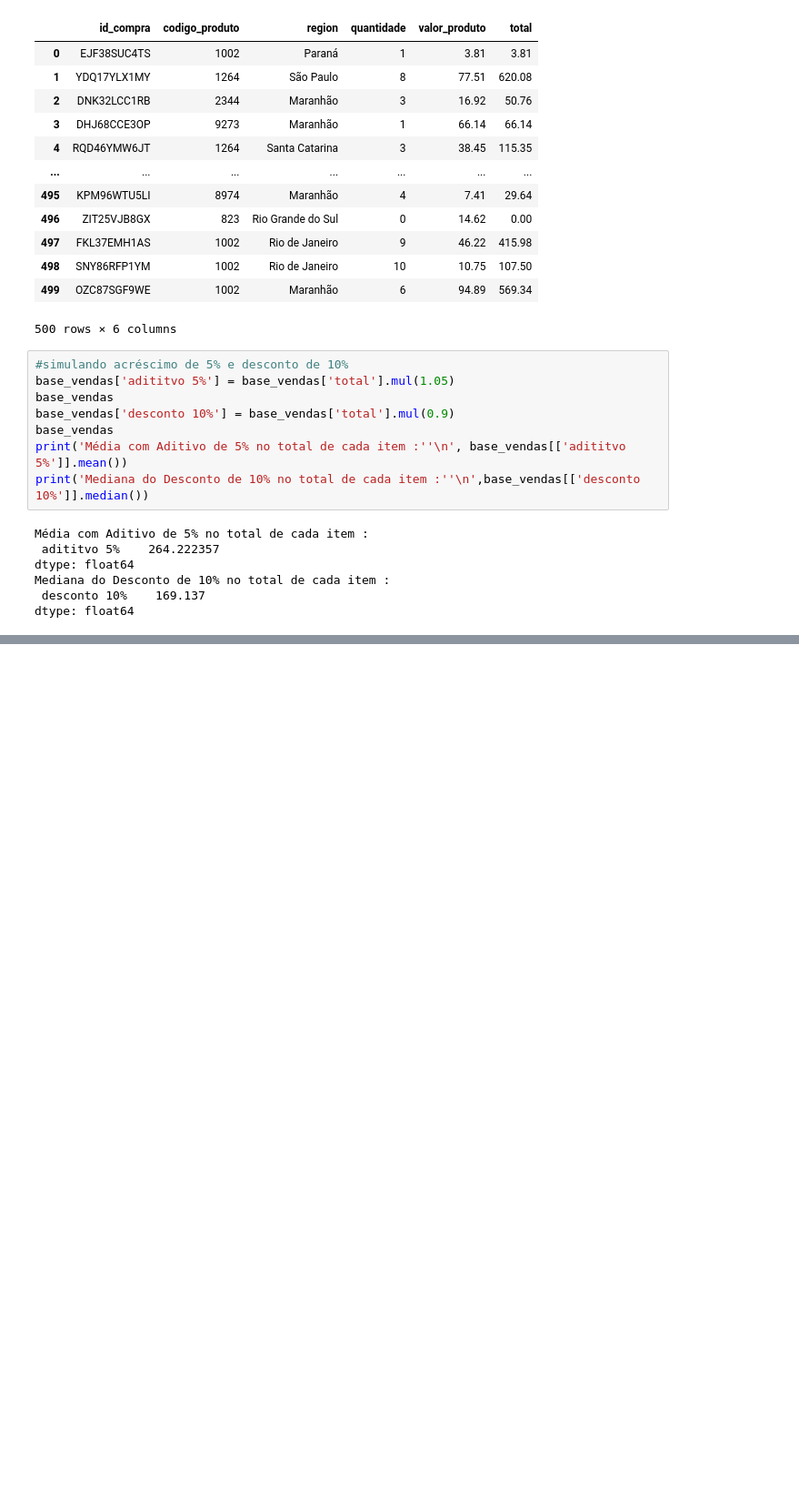
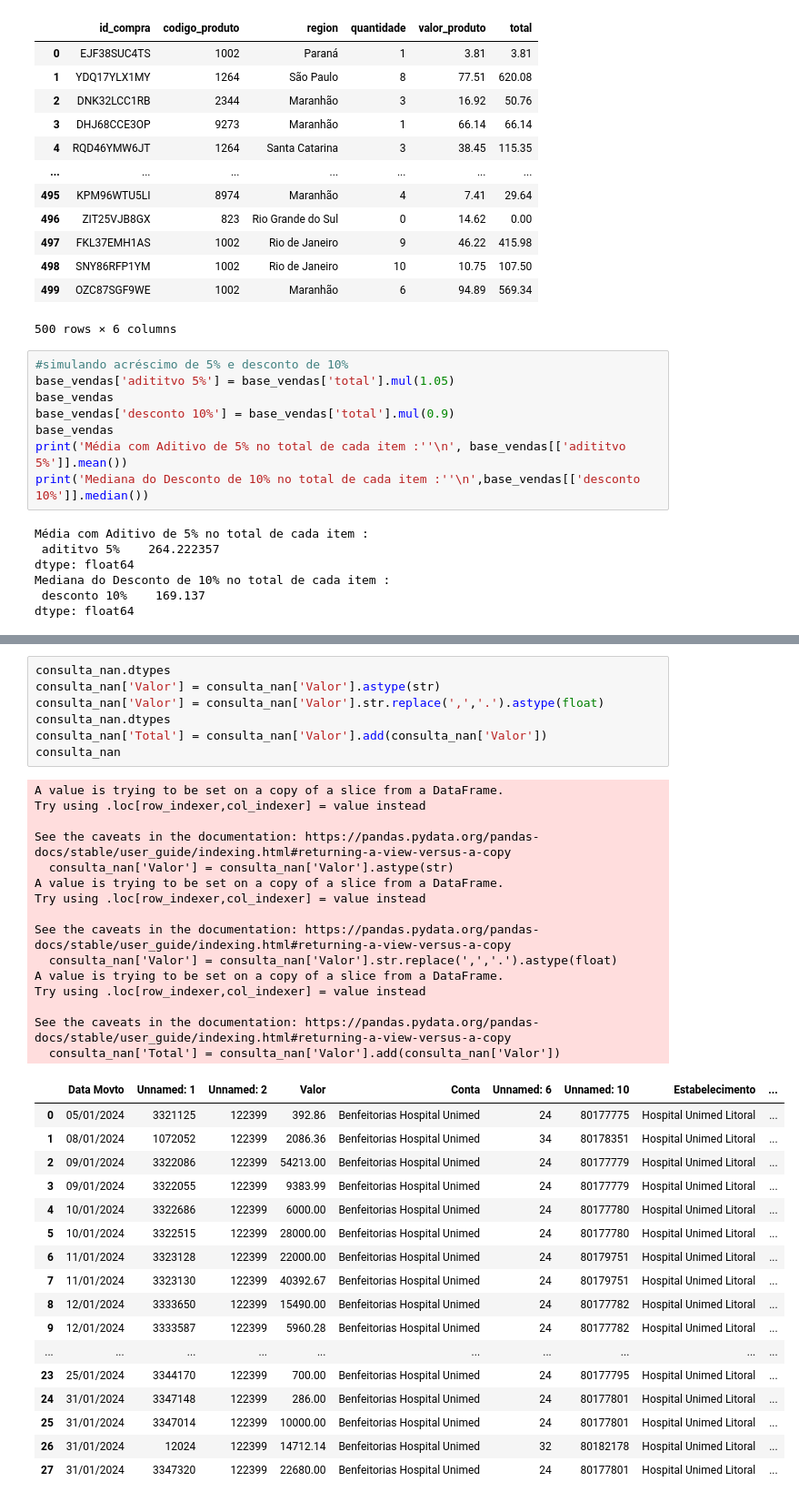
Before and after one commit to RafaelDaSilva1984/analise_dados_cubos_engie, a Jupyter notebook: aulas_python/datFrames.ipynb, the cells around one changed output, grey strips where cells are left out. Shown: that part at 91% size. Drawn from its saved outputs; the diff is of its cells as text; blank space fills up the shorter version.

```diff
--- a/aulas_python/datFrames.ipynb
+++ b/aulas_python/datFrames.ipynb
@@ -578,0 +642,40 @@ dtype: float64
+# %%
+consulta_nan.dtypes
+consulta_nan['Valor'] = consulta_nan['Valor'].astype(str)
+consulta_nan['Valor'] = consulta_nan['Valor'].str.replace(',','.').astype(float)
+consulta_nan.dtypes
+consulta_nan['Total'] = consulta_nan['Valor'].add(consulta_nan['Valor'])
+consulta_nan
+# %% [output]
+A value is trying to be set on a copy of a slice from a DataFrame.
+Try using .loc[row_indexer,col_indexer] = value instead
+
+See the caveats in the documentation: https://pandas.pydata.org/pandas-docs/stable/user_guide/indexing.html#returning-a-view-versus-a-copy
+  consulta_nan['Valor'] = consulta_nan['Valor'].astype(str)
+A value is trying to be set on a copy of a slice from a DataFrame.
+Try using .loc[row_indexer,col_indexer] = value instead
+
+See the caveats in the documentation: https://pandas.pydata.org/pandas-docs/stable/user_guide/indexing.html#returning-a-view-versus-a-copy
+  consulta_nan['Valor'] = consulta_nan['Valor'].str.replace(',','.').astype(float)
+A value is trying to be set on a copy of a slice from a DataFrame.
+Try using .loc[row_indexer,col_indexer] = value instead
+
+See the caveats in the documentation: https://pandas.pydata.org/pandas-docs/stable/user_guide/indexing.html#returning-a-view-versus-a-copy
+  consulta_nan['Total'] = consulta_nan['Valor'].add(consulta_nan['Valor'])
+|  | Data Movto | Unnamed: 1 | Unnamed: 2 | Valor | Conta | Unnamed: 6 | Unnamed: 10 | Estabelecimento | ... |
+| 0 | 05/01/2024 | 3321125 | 122399 | 392.86 | Benfeitorias Hospital Unimed | 24 | 80177775 | Hospital Unimed Litoral | ... |
+| 1 | 08/01/2024 | 1072052 | 122399 | 2086.36 | Benfeitorias Hospital Unimed | 34 | 80178351 | Hospital Unimed Litoral | ... |
+| 2 | 09/01/2024 | 3322086 | 122399 | 54213.00 | Benfeitorias Hospital Unimed | 24 | 80177779 | Hospital Unimed Litoral | ... |
+| 3 | 09/01/2024 | 3322055 | 122399 | 9383.99 | Benfeitorias Hospital Unimed | 24 | 80177779 | Hospital Unimed Litoral | ... |
+| 4 | 10/01/2024 | 3322686 | 122399 | 6000.00 | Benfeitorias Hospital Unimed | 24 | 80177780 | Hospital Unimed Litoral | ... |
+| 5 | 10/01/2024 | 3322515 | 122399 | 28000.00 | Benfeitorias Hospital Unimed | 24 | 80177780 | Hospital Unimed Litoral | ... |
+| 6 | 11/01/2024 | 3323128 | 122399 | 22000.00 | Benfeitorias Hospital Unimed | 24 | 80179751 | Hospital Unimed Litoral | ... |
+| 7 | 11/01/2024 | 3323130 | 122399 | 40392.67 | Benfeitorias Hospital Unimed | 24 | 80179751 | Hospital Unimed Litoral | ... |
+| 8 | 12/01/2024 | 3333650 | 122399 | 15490.00 | Benfeitorias Hospital Unimed | 24 | 80177782 | Hospital Unimed Litoral | ... |
+| 9 | 12/01/2024 | 3333587 | 122399 | 5960.28 | Benfeitorias Hospital Unimed | 24 | 80177782 | Hospital Unimed Litoral | ... |
+| ... | ... | ... | ... | ... | ... | ... | ... | ... | ... |
+| 23 | 25/01/2024 | 3344170 | 122399 | 700.00 | Benfeitorias Hospital Unimed | 24 | 80177795 | Hospital Unimed Litoral | ... |
+| 24 | 31/01/2024 | 3347148 | 122399 | 286.00 | Benfeitorias Hospital Unimed | 24 | 80177801 | Hospital Unimed Litoral | ... |
+| 25 | 31/01/2024 | 3347014 | 122399 | 10000.00 | Benfeitorias Hospital Unimed | 24 | 80177801 | Hospital Unimed Litoral | ... |
+| 26 | 31/01/2024 | 12024 | 122399 | 14712.14 | Benfeitorias Hospital Unimed | 32 | 80182178 | Hospital Unimed Litoral | ... |
+| 27 | 31/01/2024 | 3347320 | 122399 | 22680.00 | Benfeitorias Hospital Unimed | 24 | 80177801 | Hospital Unimed Litoral | ... |
```
Also changed, not shown: parts of 40 cells of this notebook.
